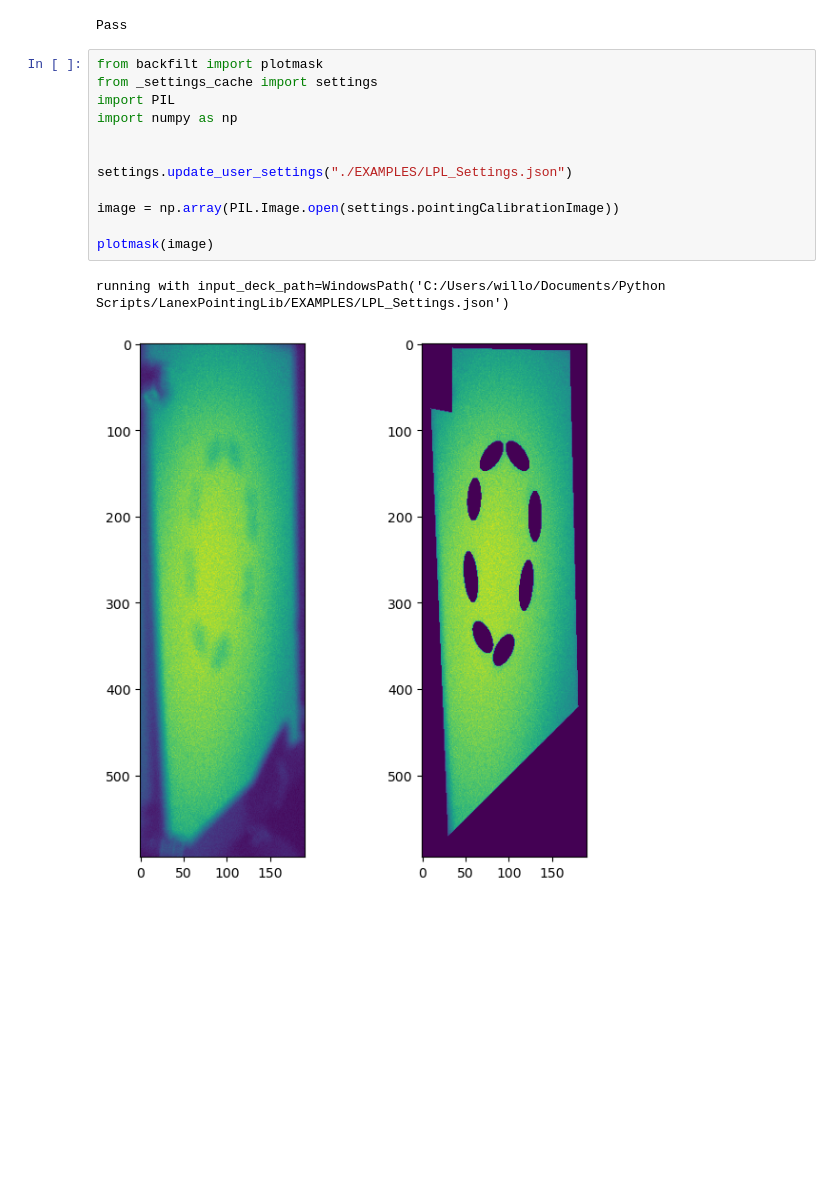
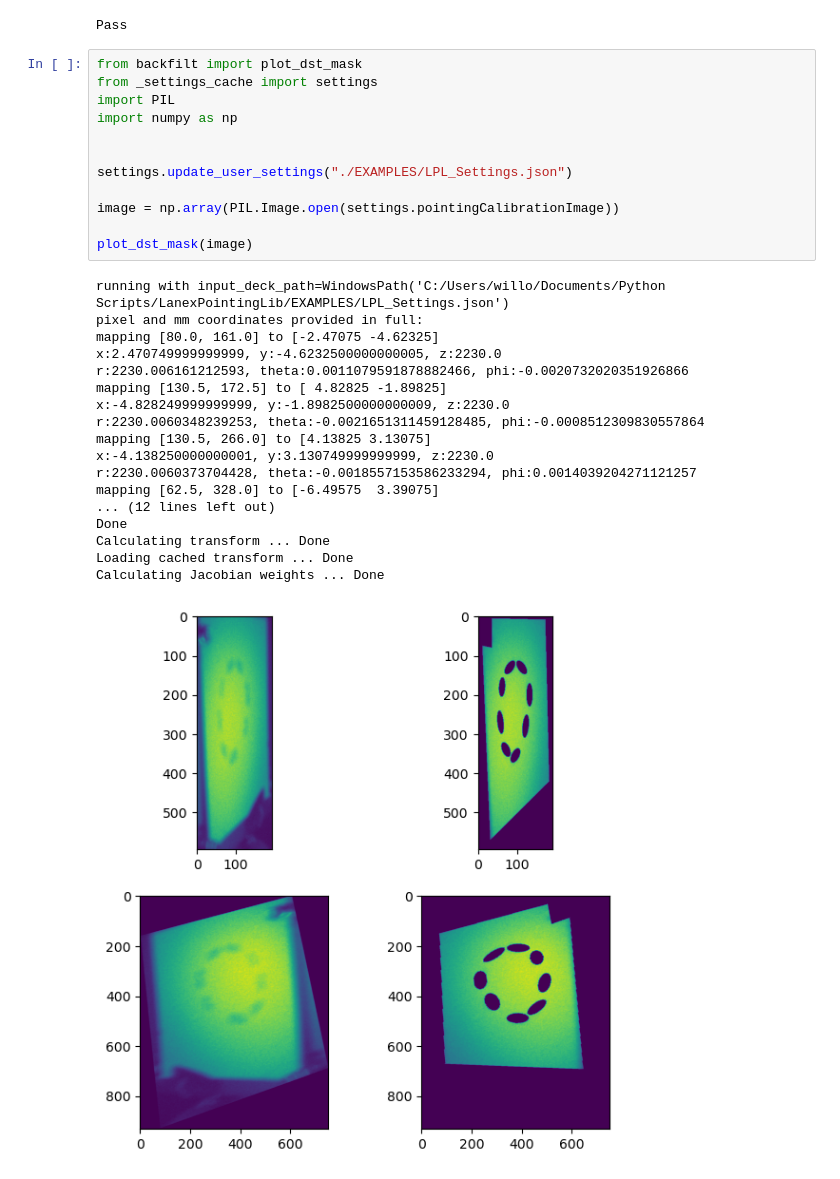
Before and after one commit to willowdpring/LanexPointingLib, a Jupyter notebook: testing.ipynb, the cells around one changed output. Saved outputs shown, nothing was run; the diff lists cells and outputs as text; blank space fills up the shorter version.

```diff
--- a/testing.ipynb
+++ b/testing.ipynb
@@ -180,17 +173,33 @@ if all([None,None,1]) is not None:
 # %% [output]
 Pass
 # %%
-from backfilt import plotmask
+from backfilt import plot_dst_mask
 from _settings_cache import settings
 import PIL
 import numpy as np
 
 
 settings.update_user_settings("./EXAMPLES/LPL_Settings.json")
 
 image = np.array(PIL.Image.open(settings.pointingCalibrationImage))
 
-plotmask(image)
+plot_dst_mask(image)
 # %% [output]
 running with input_deck_path=WindowsPath('C:/Users/willo/Documents/Python Scripts/LanexPointingLib/EXAMPLES/LPL_Settings.json')
+pixel and mm coordinates provided in full:
+mapping [80.0, 161.0] to [-2.47075 -4.62325]
+x:2.470749999999999, y:-4.6232500000000005, z:2230.0
+r:2230.006161212593, theta:0.0011079591878882466, phi:-0.0020732020351926866
+mapping [130.5, 172.5] to [ 4.82825 -1.89825]
+x:-4.828249999999999, y:-1.8982500000000009, z:2230.0
+r:2230.0060348239253, theta:-0.0021651311459128485, phi:-0.0008512309830557864
+mapping [130.5, 266.0] to [4.13825 3.13075]
+x:-4.138250000000001, y:3.130749999999999, z:2230.0
+r:2230.0060373704428, theta:-0.0018557153586233294, phi:0.0014039204271121257
+mapping [62.5, 328.0] to [-6.49575  3.39075]
+... (12 lines left out)
+Done
+Calculating transform ... Done
+Loading cached transform ... Done
+Calculating Jacobian weights ... Done
-[figure, old version]
+[figure, new version]
```
Also changed, not shown: parts of 2 cells of this notebook, 9 other files.
